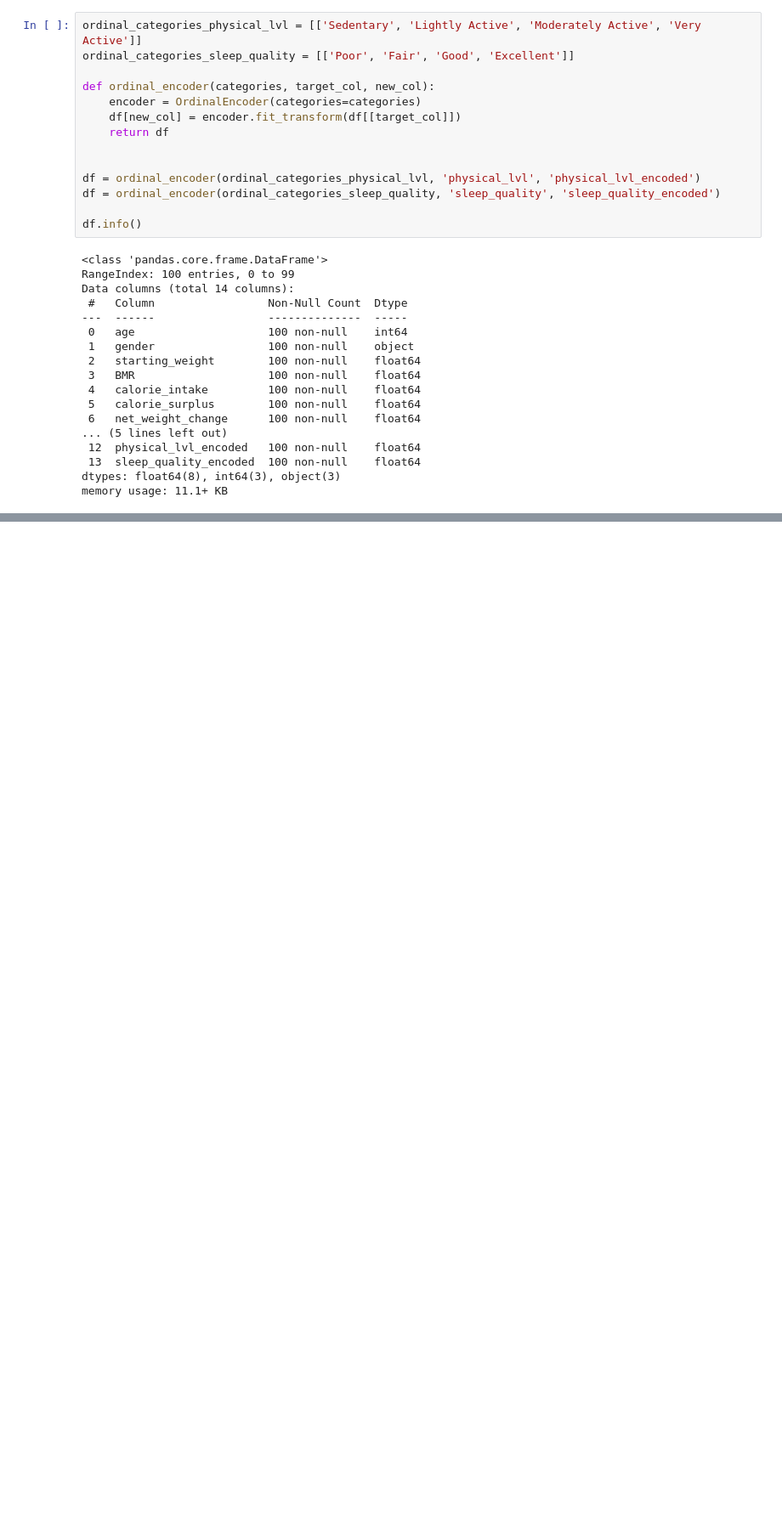
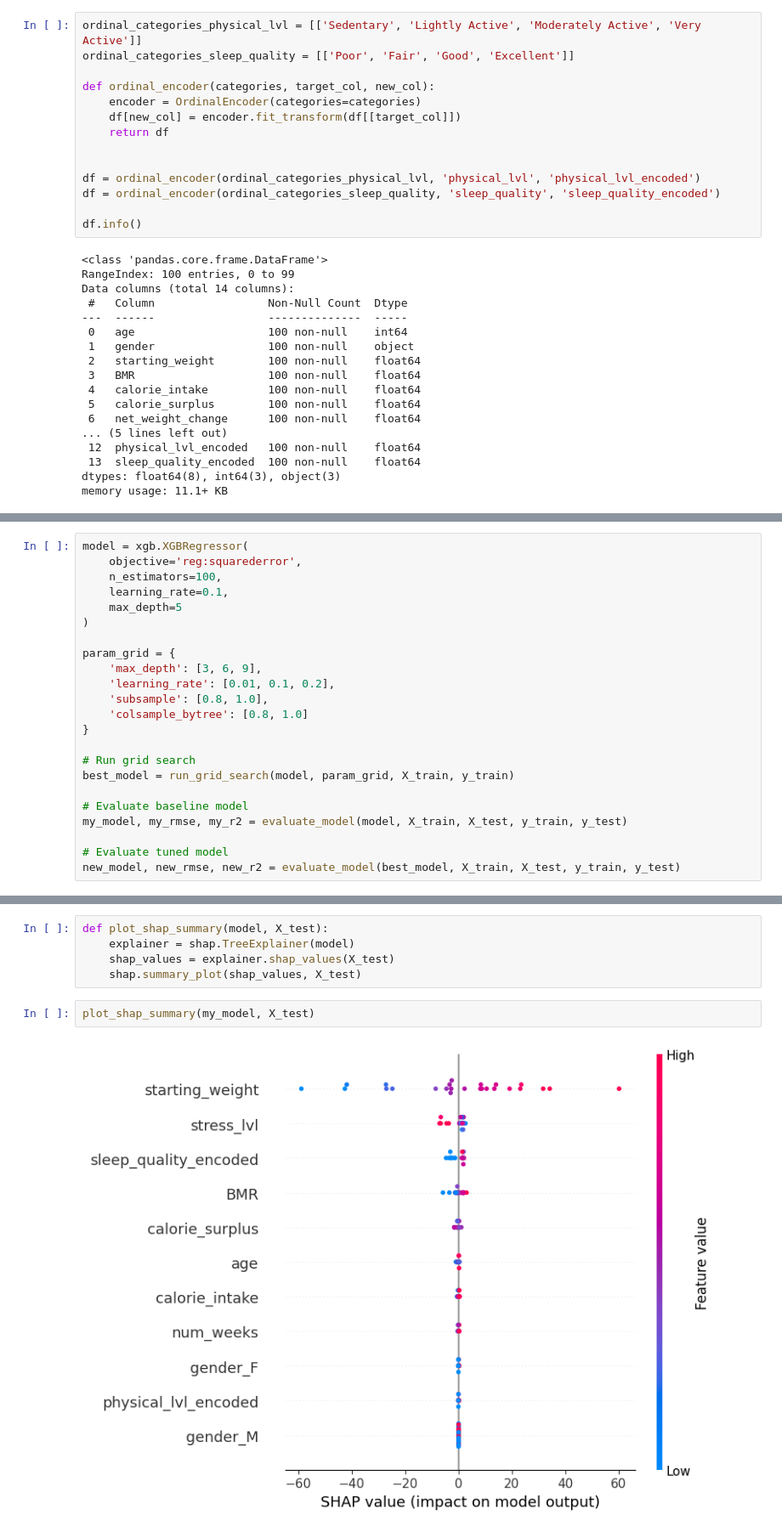
Before and after one commit to Issacalv/Weight_Prediction, a Jupyter notebook: WeightLossPrediction.ipynb, the cells around one changed output, grey strips where cells are left out. Shown at 85% size. Saved outputs shown, nothing was run; the diff lists cells and outputs as text; blank space fills up the shorter version.

```diff
--- a/WeightLossPrediction.ipynb
+++ b/WeightLossPrediction.ipynb
@@ -346,0 +413,23 @@ memory usage: 11.1+ KB
+# %%
+model = xgb.XGBRegressor(
+    objective='reg:squarederror',
+    n_estimators=100,
+    learning_rate=0.1,
+    max_depth=5
+)
+
+param_grid = {
+    'max_depth': [3, 6, 9],
+    'learning_rate': [0.01, 0.1, 0.2],
+    'subsample': [0.8, 1.0],
+    'colsample_bytree': [0.8, 1.0]
+}
+
+# Run grid search
+best_model = run_grid_search(model, param_grid, X_train, y_train)
+
+# Evaluate baseline model
+my_model, my_rmse, my_r2 = evaluate_model(model, X_train, X_test, y_train, y_test)
+
+# Evaluate tuned model
+new_model, new_rmse, new_r2 = evaluate_model(best_model, X_train, X_test, y_train, y_test)
@@ -346,0 +474,9 @@ memory usage: 11.1+ KB
+# %%
+def plot_shap_summary(model, X_test):
+    explainer = shap.TreeExplainer(model)
+    shap_values = explainer.shap_values(X_test)
+    shap.summary_plot(shap_values, X_test)
+# %%
+plot_shap_summary(my_model, X_test)
+# %% [output]
+[figure, added]
```
Also changed, not shown: parts of 9 cells of this notebook, 1 other file.
